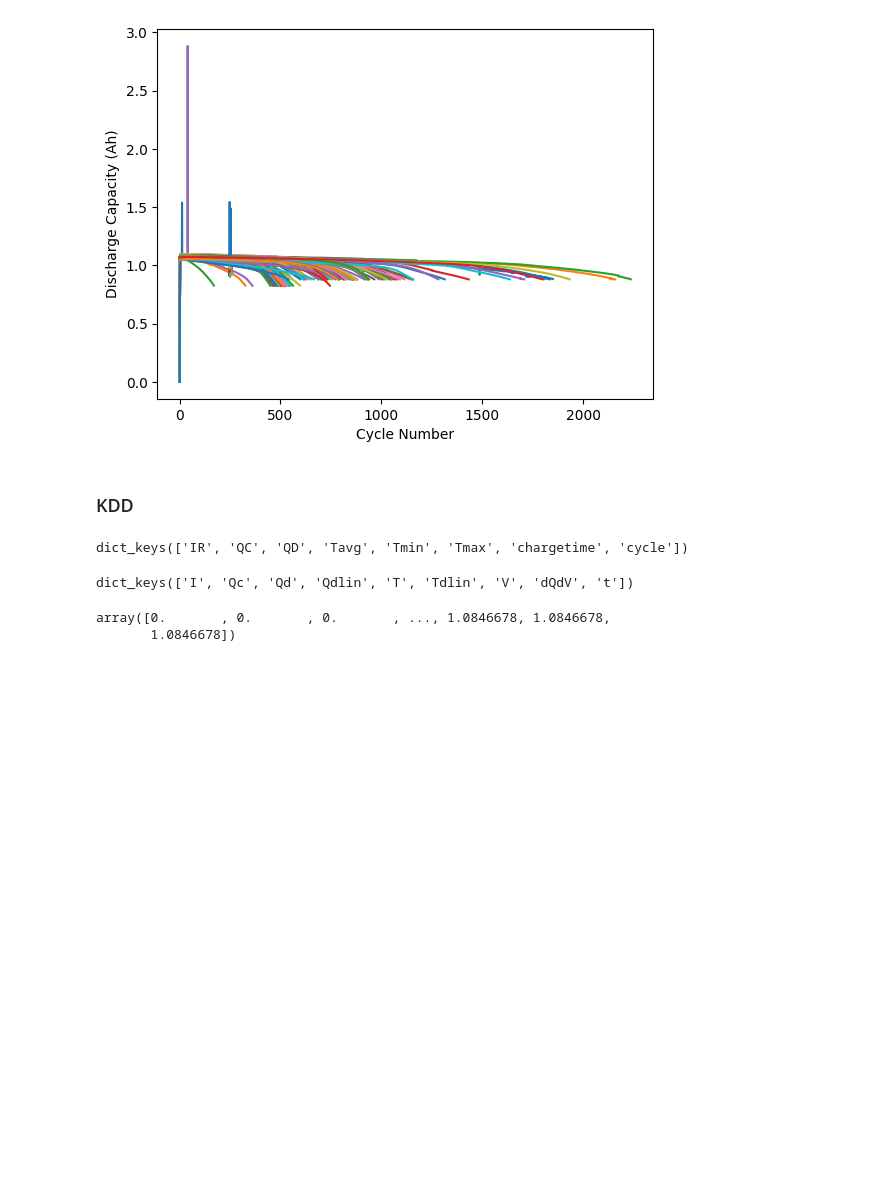
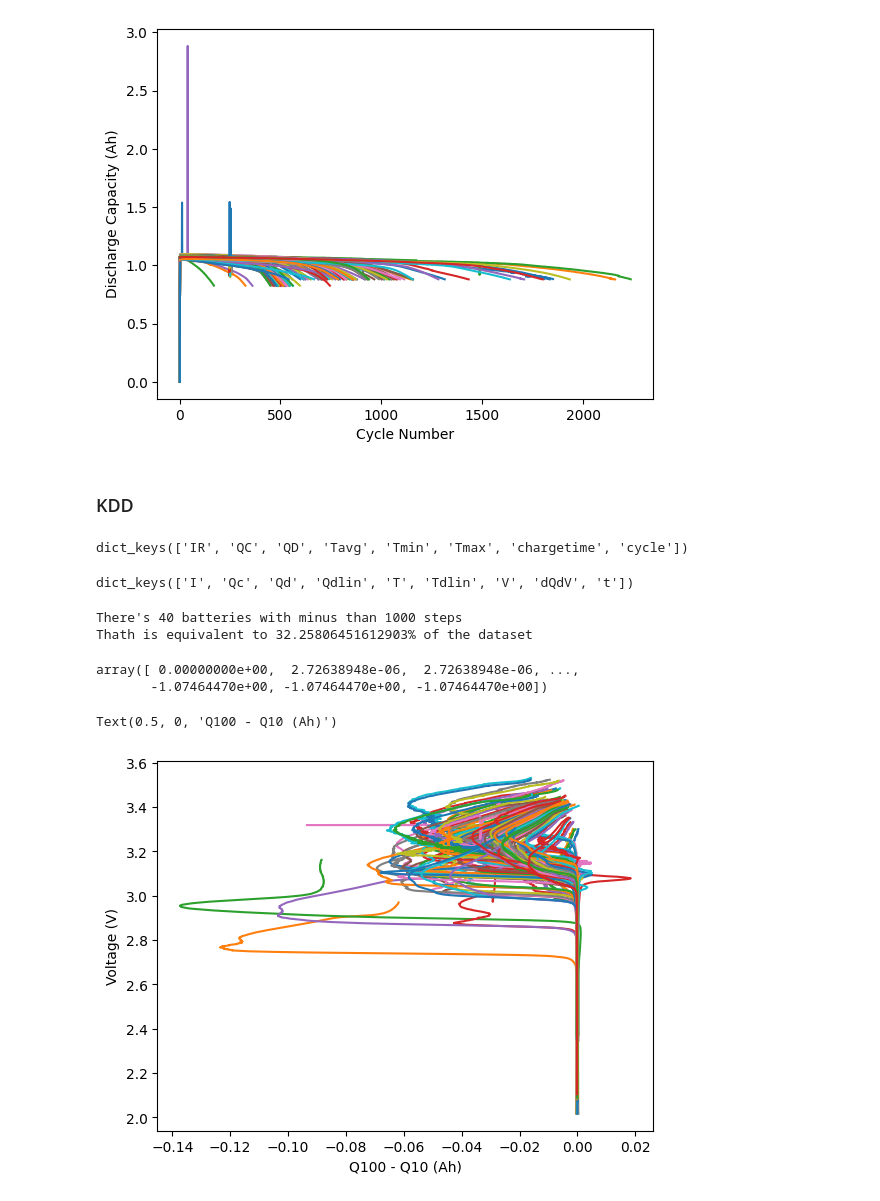
Before and after one commit to JoaoP-Silva/battery-aging-studies, a Jupyter notebook: battery-aging-studies.ipynb, the cells around one changed output. Saved outputs shown, nothing was run; the diff lists cells and outputs as text; code cells hidden in the pictures; blank space fills up the shorter version.

Commit message:
Fixed Q(V) feature and add Time with linear interpolation

```diff
--- a/battery-aging-studies.ipynb
+++ b/battery-aging-studies.ipynb
@@ -109,30 +109,53 @@ dict_keys(['IR', 'QC', 'QD', 'Tavg', 'Tmin', 'Tmax', 'chargetime', 'cycle'])
 batch1['b1c0']['cycles']['0'].keys()
 # %% [output]
 dict_keys(['I', 'Qc', 'Qd', 'Qdlin', 'T', 'Tdlin', 'V', 'dQdV', 't'])
+# %%
+count = 0
+for i in bat_dict.keys():
+    if(len(bat_dict[i]['cycles']['10']['t']) < 1000):
+        count+=1
+ratio = count / len(bat_dict.keys()) * 100
+print(f'There\'s {count} batteries with minus than 1000 steps')
+print(f'Thath is equivalent to {ratio}% of the dataset')
+# %% [output]
+There's 40 batteries with minus than 1000 steps
+Thath is equivalent to 32.25806451612903% of the dataset
+# %%
+# Creating linear interpolated Voltage feature Vlin with 1000 points
+for i in bat_dict.keys():
+    for j in bat_dict[i]['cycles'].keys():
+        cycle_data = bat_dict[i]['cycles'][j]
+
+        interp_voltage = np.interp(np.linspace(0, 1, 1000), cycle_data['t'], cycle_data['V'])
+        interp_time = np.linspace(cycle_data['t'].min(), cycle_data['t'].max(), 1000)
+        bat_dict[i]['cycles'][j]['Vlin'] = interp_voltage
+        bat_dict[i]['cycles'][j]['tlin'] = interp_time
 # %%
-# Creating the feature q100_10, that is the difference between the capacity discharge in cycle 100 and cycle 10
+# Creating the feature q100_10, that is the difference between the capacity discharge curve in cycle 100 and cycle 10
 for i in bat_dict.keys():
-    q10 = bat_dict[i]['cycles']['10']['Qd']
-    q100 = bat_dict[i]['cycles']['100']['Qd']
-
-    # Pad the smaller array with zeros and complete the subtraction
-    res_size = max(len(q10), len(q100))
-    q10 = np.pad(q10, (0, res_size - len(q10)), 'constant')
-    q100 = np.pad(q100, (0, res_size - len(q100)), 'constant')
+    q10 = bat_dict[i]['cycles']['10']['Qdlin']
+    q100 = bat_dict[i]['cycles']['100']['Qdlin']
 
     q100_10 = q100 - q10
     bat_dict[i]['summary']['q100_10'] = q100_10
 # %%
-bat_dict['b1c3']['summary']['q100_10']
+bat_dict['b1c0']['summary']['q100_10']
 # %% [output]
-array([0.       , 0.       , 0.       , ..., 1.0846678, 1.0846678,
-       1.0846678])
+array([ 0.00000000e+00,  2.72638948e-06,  2.72638948e-06, ...,
+       -1.07464470e+00, -1.07464470e+00, -1.07464470e+00])
 # %%
 count = 0
 for i in bat_dict.keys():
     if count >= 124:
         break
-    voltage_curve = bat_dict[i]['cycles']['100']['V']
+
+    voltage_curve = bat_dict[i]['cycles']['100']['Vlin']
     q100_10_curve = bat_dict[i]['summary']['q100_10']
+    num_points = len(q100_10_curve)
+    plt.plot(q100_10_curve, voltage_curve[:num_points])
 
-    plt.plot(q100_10_curve,
+plt.ylabel('Voltage (V)')
+plt.xlabel('Q100 - Q10 (Ah)')
+# %% [output]
+Text(0.5, 0, 'Q100 - Q10 (Ah)')
+[figure, added]
```
